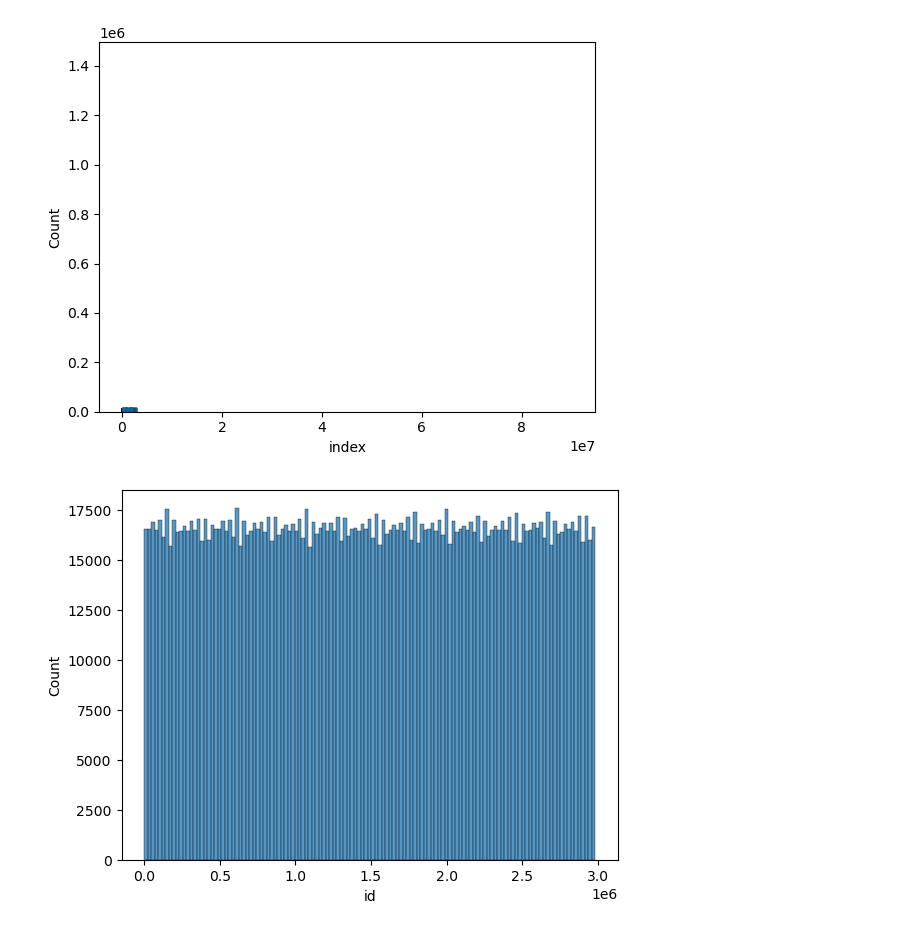
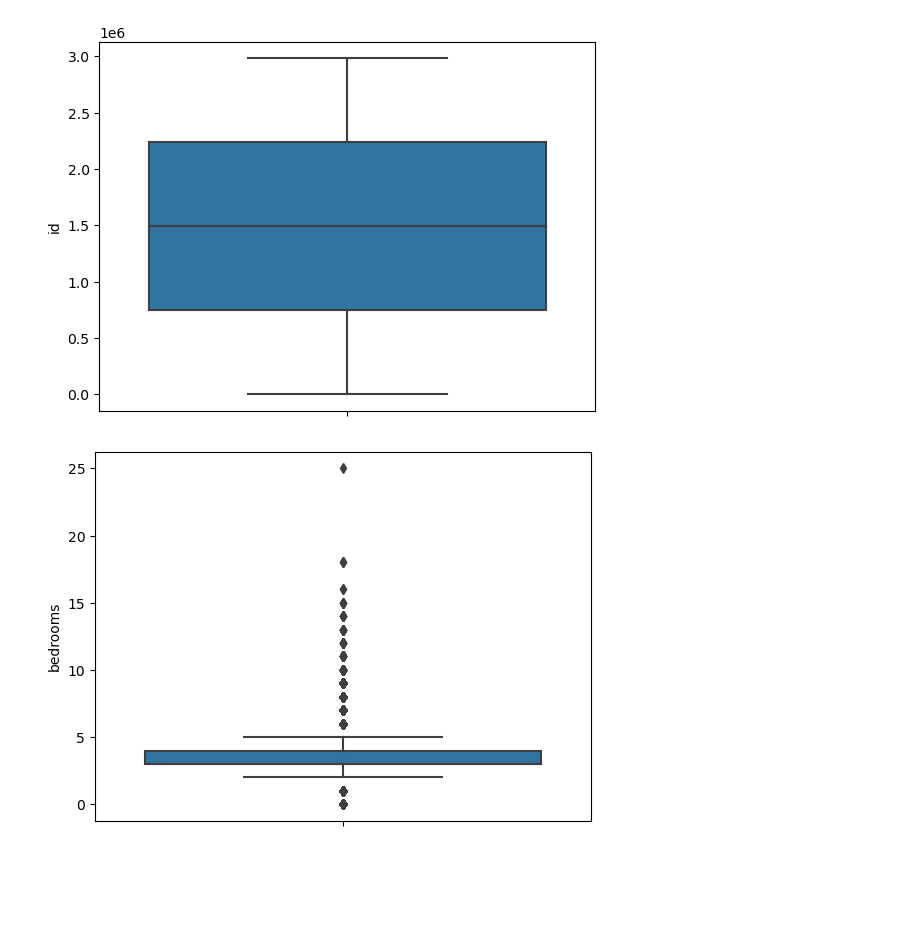
Before and after one commit to akonstans/regression_exercises, a Jupyter notebook: wrangle.ipynb, the cells around one changed output. Drawn from its saved outputs; the diff is of its cells as text; code cells hidden in the pictures; blank space fills up the shorter version.

Commit message:
function updates final version of wrangle and scaling

```diff
--- a/wrangle.ipynb
+++ b/wrangle.ipynb
@@ -9,0 +14,4 @@ zil = nl.connect('zillow', 'zillow.csv', 'SELECT * FROM properties_2017 WHERE pr
+# %%
+zil = w.wrangle_zillow()
+zil
+# acquiring and prepping the data set
@@ -24,6 +45,0 @@ zil.describe()
-# %%
-zil = zil.rename(columns = {"Unnamed: 0": "index"})
-zil = zil[['index', 'id', 'bedroomcnt', 'bathroomcnt', 'calculatedfinishedsquarefeet', 'taxvaluedollarcnt', 'yearbuilt',
-           'taxamount', 'fips']]
-zil
-# getting dataframe into the right subset
@@ -60,6 +46,3 @@ After determining that there are enough observations to outright drop nulls I am
-# %%
-zil = zil.dropna()
-# dropping all null values
 # %%
 zil.info()
 # checking and confirming all datatypes remaining are numeric in nature
@@ -99,7 +81,7 @@ for col in zil.columns:
 # %%
 for col in zil.columns:
-    sns.histplot(zil[col])
+    sns.boxplot( y = zil[col].T)
     plt.show()
 # %% [output]
-[figure, old version]
+[figure, new version]
-[figure, old version]
+[figure, new version]
```
Also changed, not shown: parts of 10 cells of this notebook, 8 other files.
